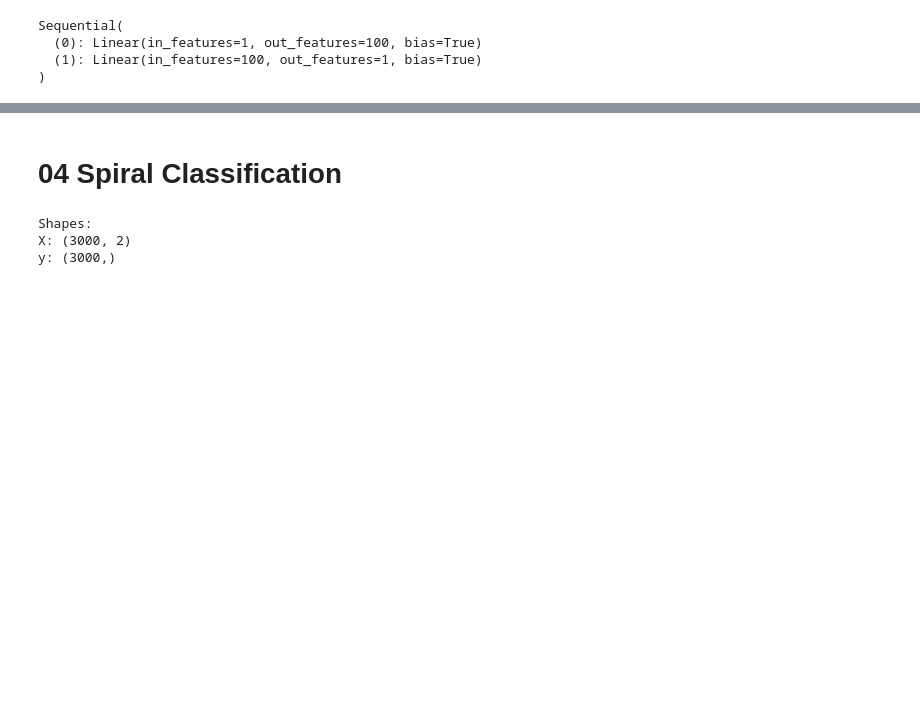
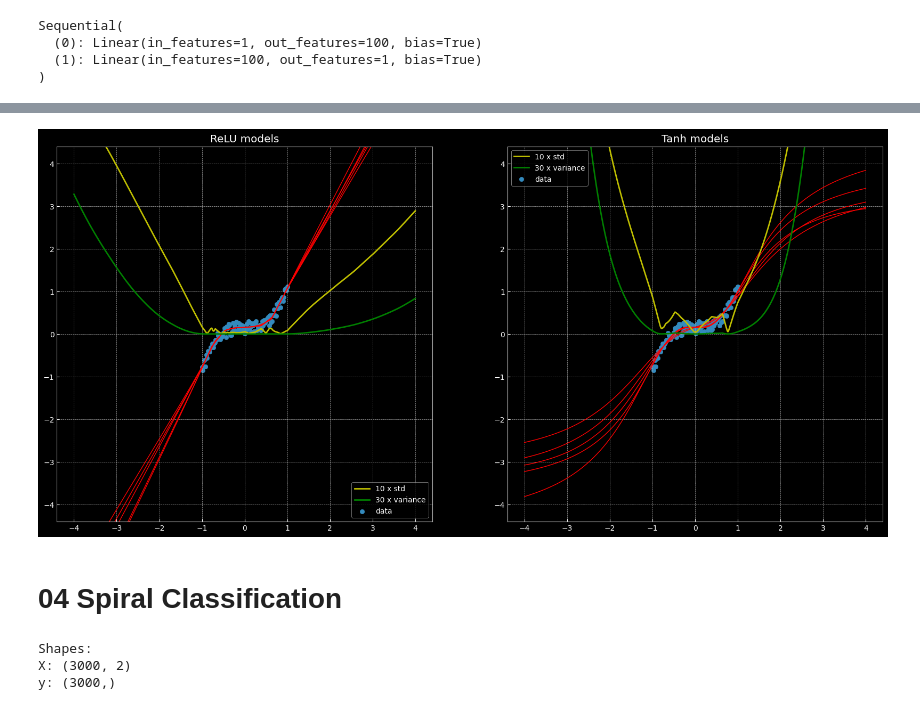
Before and after one commit to Ryanglambert/pytorch-Deep-Learning, a Jupyter notebook: scratch.ipynb, the cells around one changed output, grey strips where cells are left out. Saved outputs shown, nothing was run; the diff lists cells and outputs as text; code cells hidden in the pictures; blank space fills up the shorter version.

```diff
--- a/scratch.ipynb
+++ b/scratch.ipynb
@@ -65,0 +76,3 @@ for t in range(1000):
+# %%
+learning_rate = 1e-3
+lambda_l2 = 1e-5
@@ -66,3 +139,31 @@ for t in range(1000):
+# %%
+y_pred = list()
+relu_models = models[:n_networks // 2]
+tanh_models = models[n_networks // 2:]
+plt.figure(figsize=(20, 10))
+
+def dense_prediction(models, non_linearity, zoom):
+    plt.subplot(1, 2, 1 if non_linearity == 'ReLU' else 2)
+    for model in models:
+        X_new = torch.unsqueeze(torch.linspace(-4, 4, 1001), dim=1).to(device)
+        with torch.no_grad():
+            y_pred.append(model(X_new))
+
+        plt.plot(X_new.cpu().numpy(), y_pred[-1].cpu().numpy(), 'r-', lw=1)
+    plt.scatter(X.cpu().numpy(), y.cpu().numpy(), label='data')
+    plt.axis('square')
+    plt.axis(torch.tensor((-1.1, 1.1, -1.1, 1.1)) * zoom)
+    y_combo = torch.stack(y_pred)
+    plt.plot(X_new.cpu().numpy(), 10 * y_combo.var(dim=0).cpu().sqrt().numpy(), 'y', label='10 x std')
+    plt.plot(X_new.cpu().numpy(), 10 * y_combo.var(dim=0).cpu().numpy(), 'g', label='30 x variance')
+    plt.legend()
+    plt.title(non_linearity + ' models')
+
+z = 4  # try 1 to 4
+dense_prediction(relu_models, 'ReLU', zoom=z)
+dense_prediction(tanh_models, 'Tanh', zoom=z)
+# %% [output]
+[figure, added]
 # %% [markdown]
 # 04 Spiral Classification
 # %%
```
Also changed, not shown: parts of 7 cells of this notebook, 1 other file.
